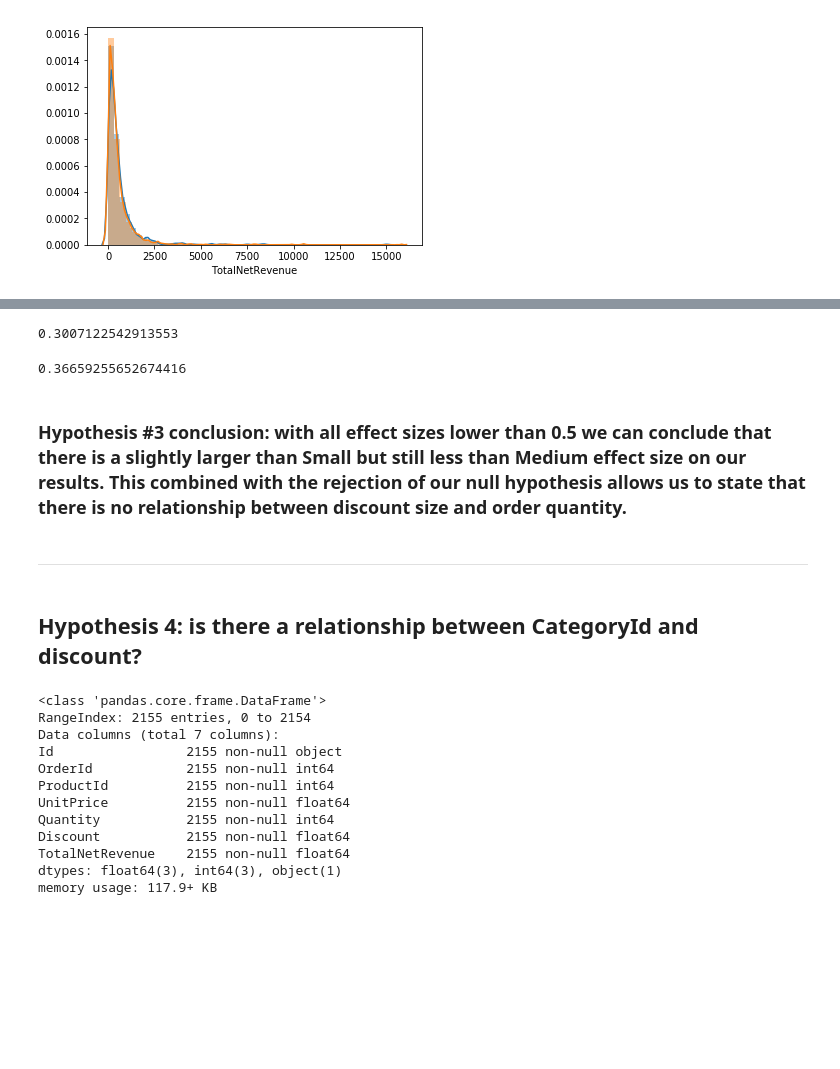
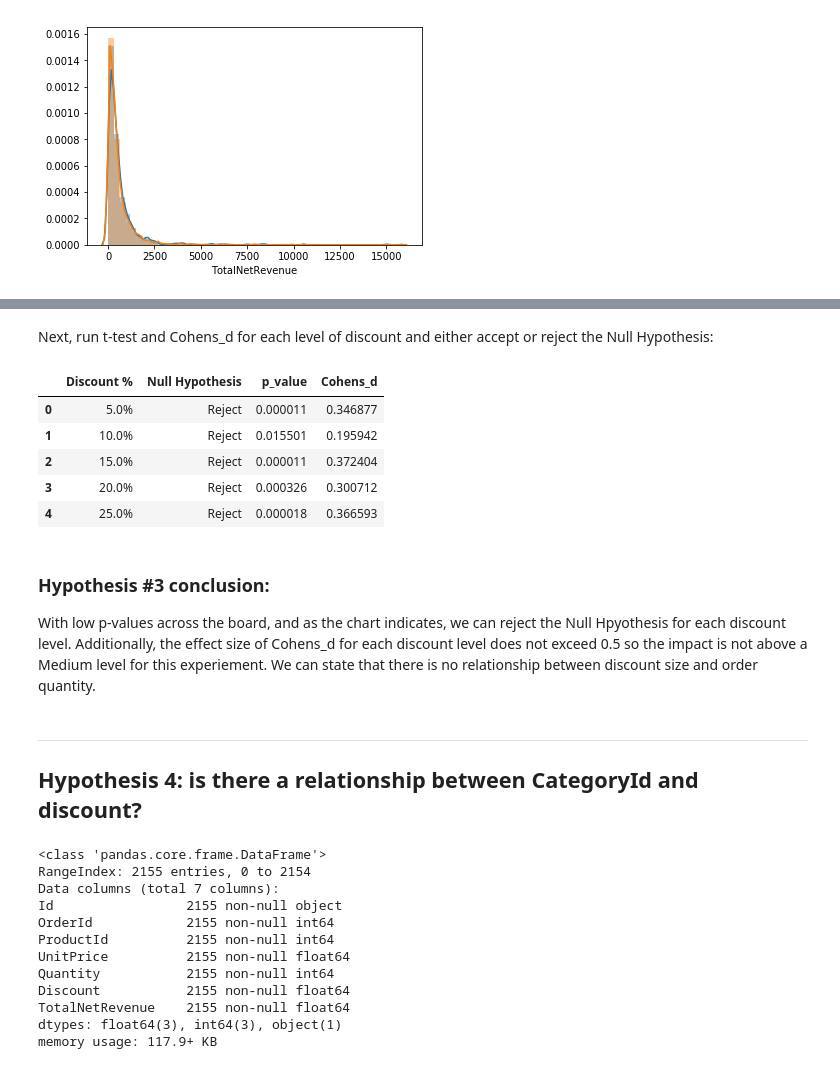
Before and after one commit to witchlane/dsc-mod-3-project-online-ds-sp-000, a Jupyter notebook: MOD-3-PROJECT.ipynb, the cells around one changed output, grey strips where cells are left out. Cells and saved outputs as stored; diff of their text form; code cells hidden in the pictures; blank space fills up the shorter version.

```diff
--- a/MOD-3-PROJECT.ipynb
+++ b/MOD-3-PROJECT.ipynb
@@ -535,17 +576,27 @@ Cohens_d(order_detail_with_discounts_df[order_detail_with_discounts_df['Discount
-# %%
-Cohens_d(order_detail_with_discounts_df[order_detail_with_discounts_df['Discount']==0.2]['Quantity'], order_detail_no_discounts_df['Quantity'])
-# %% [output]
-0.3007122542913553
-# %%
-Cohens_d(order_detail_with_discounts_df[order_detail_with_discounts_df['Discount']==0.25]['Quantity'], order_detail_no_discounts_df['Quantity'])
-# %% [output]
-0.36659255652674416
-# %% [markdown]
-### Hypothesis #3 conclusion: with all effect sizes lower than 0.5 we can conclude that there is a slightly larger than Small but still less than Medium effect size on our results.  This combined with the rejection of our null hypothesis allows us to state that there is no relationship between discount size and order quantity.
-# %% [markdown]
-
----
+# %% [markdown]
+Next, run t-test and Cohens_d for each level of discount and either accept or reject the Null Hypothesis:
+# %%
+discounts_sig_df = pd.DataFrame(columns=['Discount %', 'Null Hypothesis', 'p_value','Cohens_d'], index=None)
+control = order_detail_no_discounts_df[order_detail_no_discounts_df['Discount']==0]['Quantity']
+for i in discount_levels:
+    experimental = order_detail_with_discounts_df[order_detail_with_discounts_df['Discount']==i]['Quantity']
+    st, p = stats.ttest_ind(control, experimental)
+    d = Cohens_d(experimental, control)
+    discounts_sig_df = discounts_sig_df.append({'Discount %':str(i*100)+'%', 'Null Hypothesis': 'Reject' if p<0.025 else 'Failed','p_value': p, 'Cohens_d': d}, ignore_index=True)
+
+discounts_sig_df
+# %% [output]
+|  | Discount % | Null Hypothesis | p_value | Cohens_d |
+| 0 | 5.0% | Reject | 0.000011 | 0.346877 |
+| 1 | 10.0% | Reject | 0.015501 | 0.195942 |
+| 2 | 15.0% | Reject | 0.000011 | 0.372404 |
+| 3 | 20.0% | Reject | 0.000326 | 0.300712 |
+| 4 | 25.0% | Reject | 0.000018 | 0.366593 |
+# %% [markdown]
+### Hypothesis #3 conclusion:
+With low p-values across the board, and as the chart indicates, we can reject the Null Hpyothesis for each discount level.  Additionally, the effect size of Cohens_d for each discount level does not exceed 0.5 so the impact is not above a Medium level for this experiement.  We can state that there is no relationship between discount size and order quantity.
 # %% [markdown]
+***
 ## Hypothesis 4: is there a relationship between CategoryId and discount?
 # %%
 order_detail_df.info()
```
Also changed, not shown: parts of 69 cells of this notebook.
